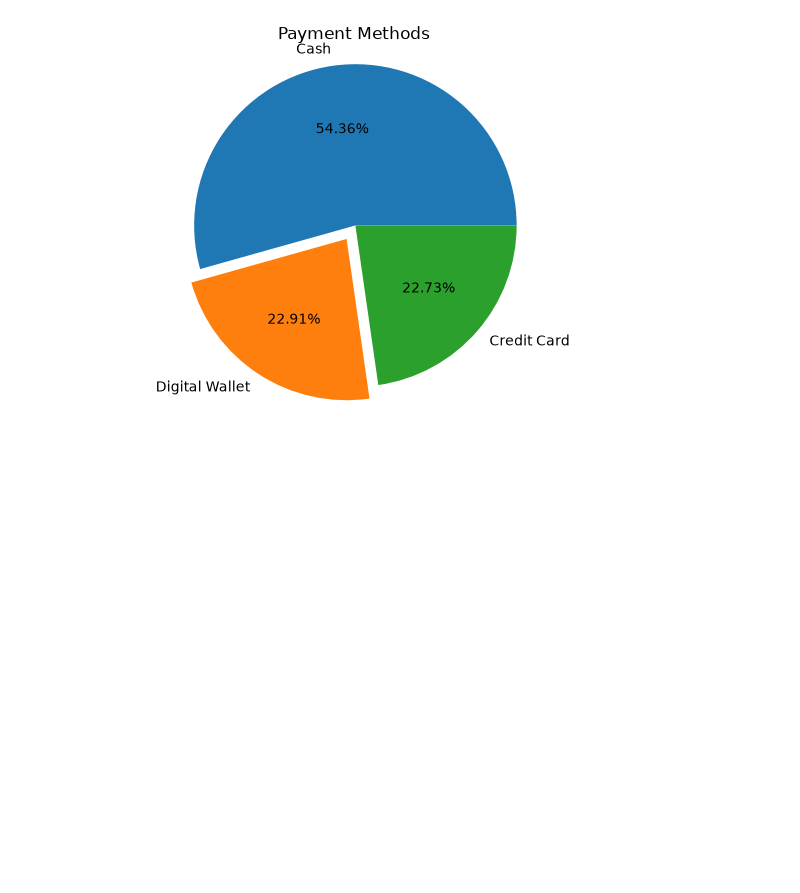
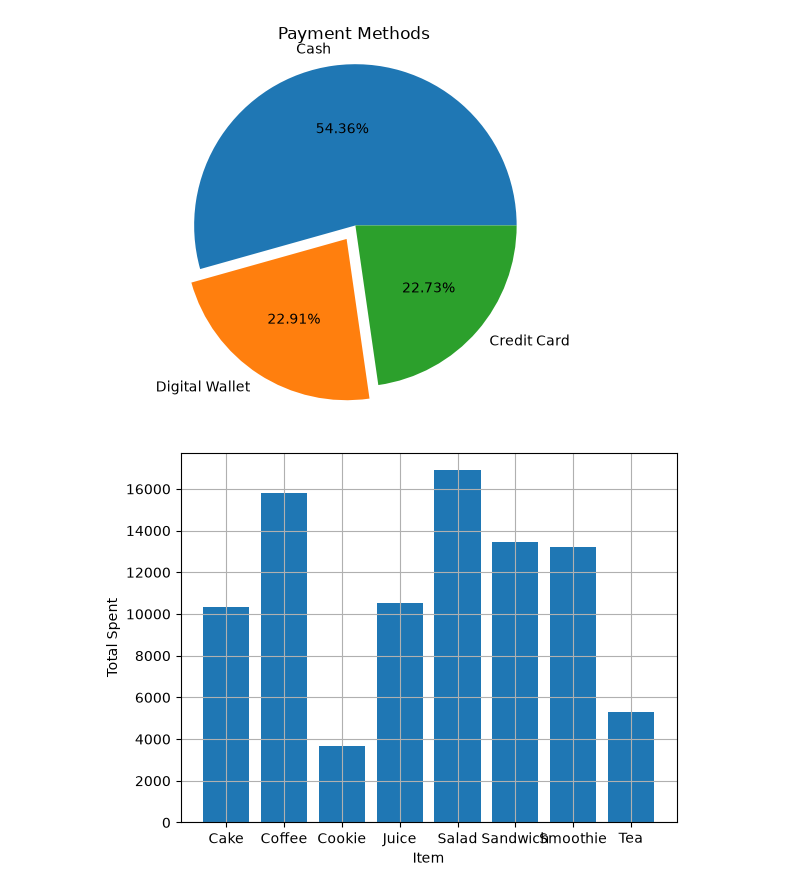
Before and after one commit to marshaale/learn-matplotlib, a Jupyter notebook: cafe_sales/notebook.ipynb, the cells around one changed output. Cells and saved outputs as stored; diff of their text form; code cells hidden in the pictures; blank space fills up the shorter version.

Commit message:
items total spent visualization.

```diff
--- a/cafe_sales/notebook.ipynb
+++ b/cafe_sales/notebook.ipynb
@@ -59,3 +59,14 @@ plt.axis('equal')
 plt.show()
 # %% [output]
 [figure]
+# %%
+item_totals = df[['Item','Total Spent']].groupby('Item')['Total Spent'].sum()
+x = item_totals.index.tolist()
+y = item_totals.tolist()
+plt.bar(x,y)
+plt.xlabel('Item')
+plt.ylabel('Total Spent')
+plt.grid()
+plt.show()
+# %% [output]
+[figure, added]
```
